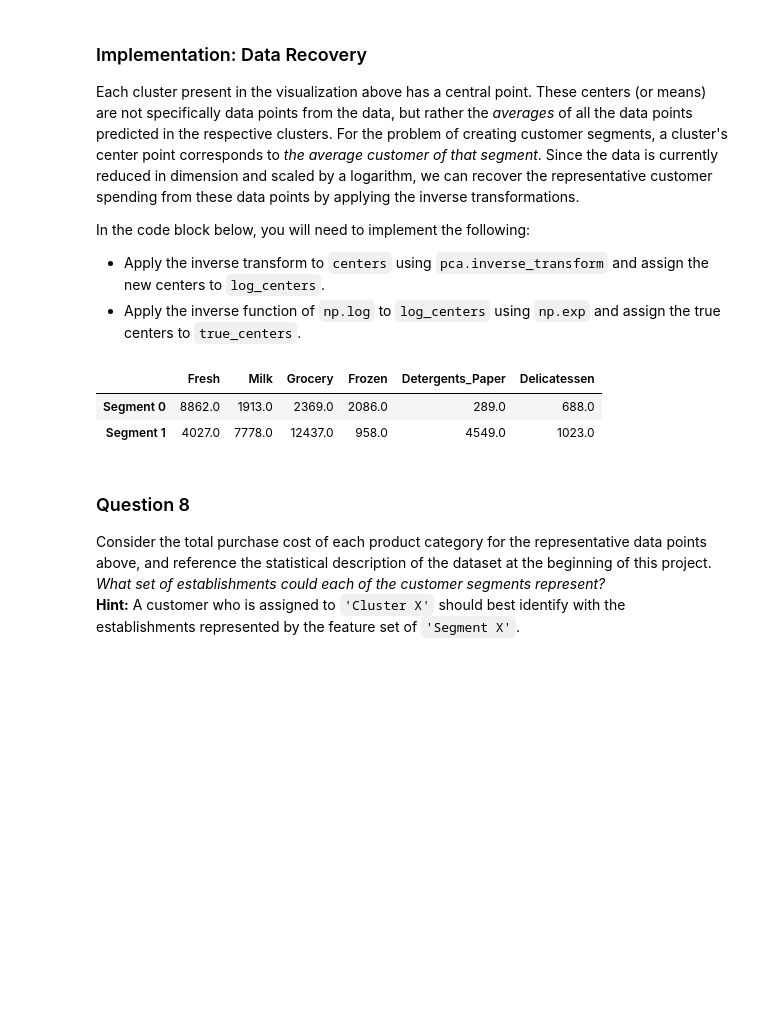
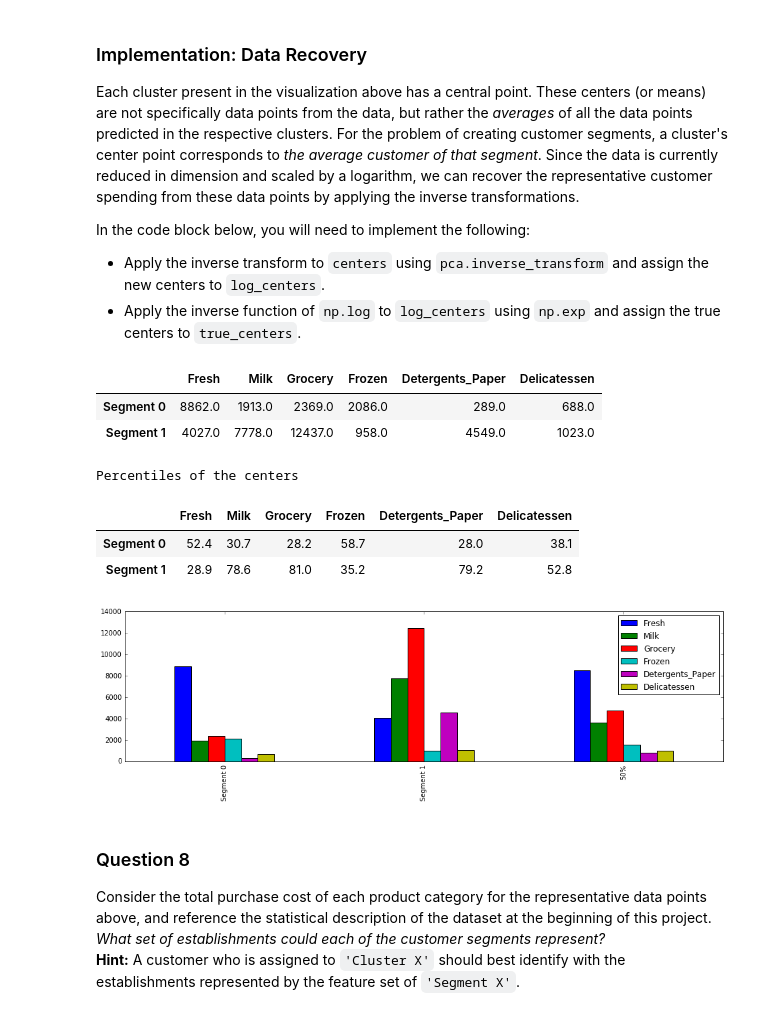
Before and after one commit to chunz-sq/Udacity-Machine-Learning-Nanodegree, a Jupyter notebook: customer_segments/customer_segments.ipynb, the cells around one changed output. Saved outputs shown, nothing was run; the diff lists cells and outputs as text; code cells hidden in the pictures; blank space fills up the shorter version.

```diff
--- a/customer_segments/customer_segments.ipynb
+++ b/customer_segments/customer_segments.ipynb
@@ -443,19 +466,32 @@ In the code block below, you will need to implement the following:
 # %%
 # TODO: Inverse transform the centers
 log_centers = pca.inverse_transform(centers)
 
 # TODO: Exponentiate the centers
 true_centers = np.exp(log_centers)
 
 # Display the true centers
 segments = ['Segment {}'.format(i) for i in range(0,len(centers))]
 true_centers = pd.DataFrame(np.round(true_centers), columns = data.keys())
 true_centers.index = segments
 display(true_centers)
+true_centers = true_centers.append(data.describe().ix['50%'])
+true_centers.plot(kind = 'bar', figsize = (16, 4))
+
+newdata = data.append(true_centers)
+
+print "Percentiles of the centers"
+percent_centers = 100.0 * newdata.rank(axis=0, pct=True).loc[['Segment 0', 'Segment 1']].round(decimals=3)
+display(percent_centers)
 # %% [output]
 |  | Fresh | Milk | Grocery | Frozen | Detergents_Paper | Delicatessen |
 | Segment 0 | 8862.0 | 1913.0 | 2369.0 | 2086.0 | 289.0 | 688.0 |
 | Segment 1 | 4027.0 | 7778.0 | 12437.0 | 958.0 | 4549.0 | 1023.0 |
+Percentiles of the centers
+|  | Fresh | Milk | Grocery | Frozen | Detergents_Paper | Delicatessen |
+| Segment 0 | 52.4 | 30.7 | 28.2 | 58.7 | 28.0 | 38.1 |
+| Segment 1 | 28.9 | 78.6 | 81.0 | 35.2 | 79.2 | 52.8 |
+[figure, added]
 # %% [markdown]
 ### Question 8
 Consider the total purchase cost of each product category for the representative data points above, and reference the statistical description of the dataset at the beginning of this project. *What set of establishments could each of the customer segments represent?*
```
Also changed, not shown: parts of 10 cells of this notebook.
